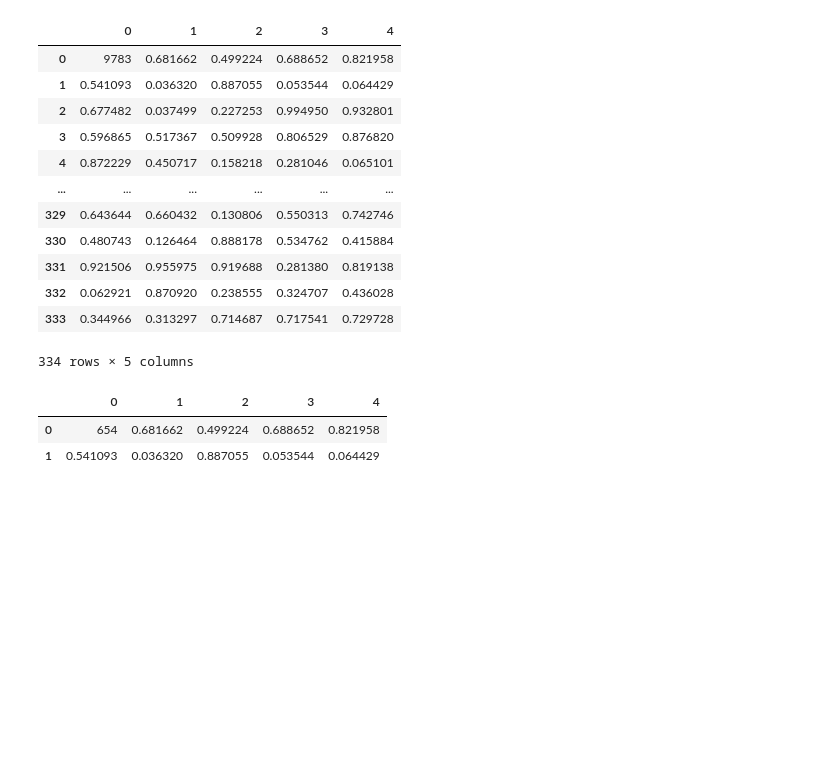
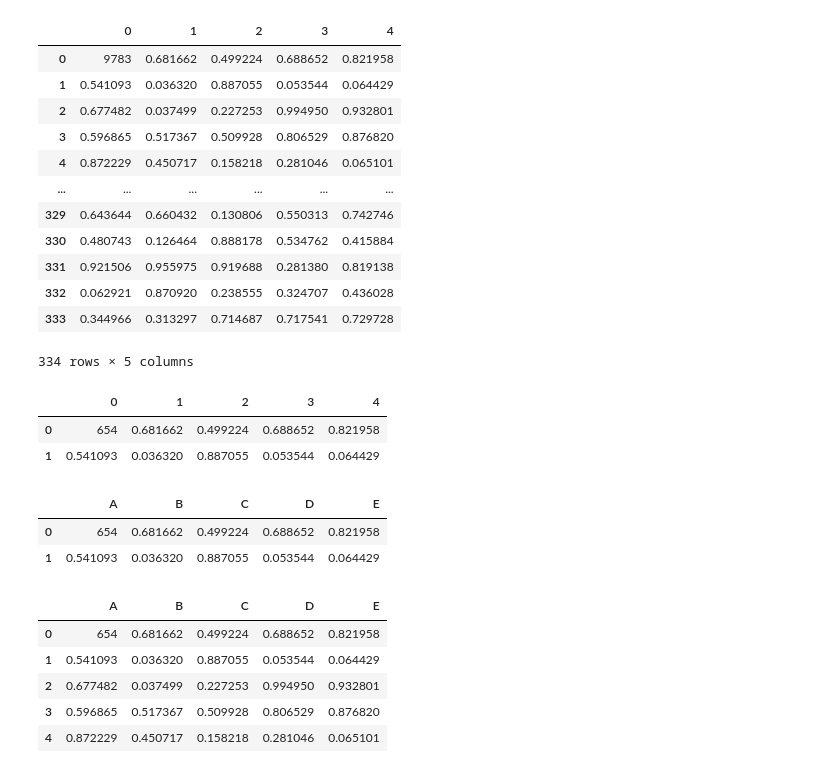
Before and after one commit to simakhter1109/python-journey, a Jupyter notebook: 05-Pandas/Pandas.ipynb, the cells around one changed output. Drawn from its saved outputs; the diff is of its cells as text; code cells hidden in the pictures; blank space fills up the shorter version.

```diff
--- a/05-Pandas/Pandas.ipynb
+++ b/05-Pandas/Pandas.ipynb
@@ -425,3 +425,20 @@ df3.head(2)
 |  | 0 | 1 | 2 | 3 | 4 |
 | 0 | 654 | 0.681662 | 0.499224 | 0.688652 | 0.821958 |
 | 1 | 0.541093 | 0.036320 | 0.887055 | 0.053544 | 0.064429 |
+# %%
+df3.columns = list("ABCDE")
+# %%
+df3.head(2)
+# %% [output]
+|  | A | B | C | D | E |
+| 0 | 654 | 0.681662 | 0.499224 | 0.688652 | 0.821958 |
+| 1 | 0.541093 | 0.036320 | 0.887055 | 0.053544 | 0.064429 |
+# %%
+df3.head()
+# %% [output]
+|  | A | B | C | D | E |
+| 0 | 654 | 0.681662 | 0.499224 | 0.688652 | 0.821958 |
+| 1 | 0.541093 | 0.036320 | 0.887055 | 0.053544 | 0.064429 |
+| 2 | 0.677482 | 0.037499 | 0.227253 | 0.994950 | 0.932801 |
+| 3 | 0.596865 | 0.517367 | 0.509928 | 0.806529 | 0.876820 |
+| 4 | 0.872229 | 0.450717 | 0.158218 | 0.281046 | 0.065101 |
```
